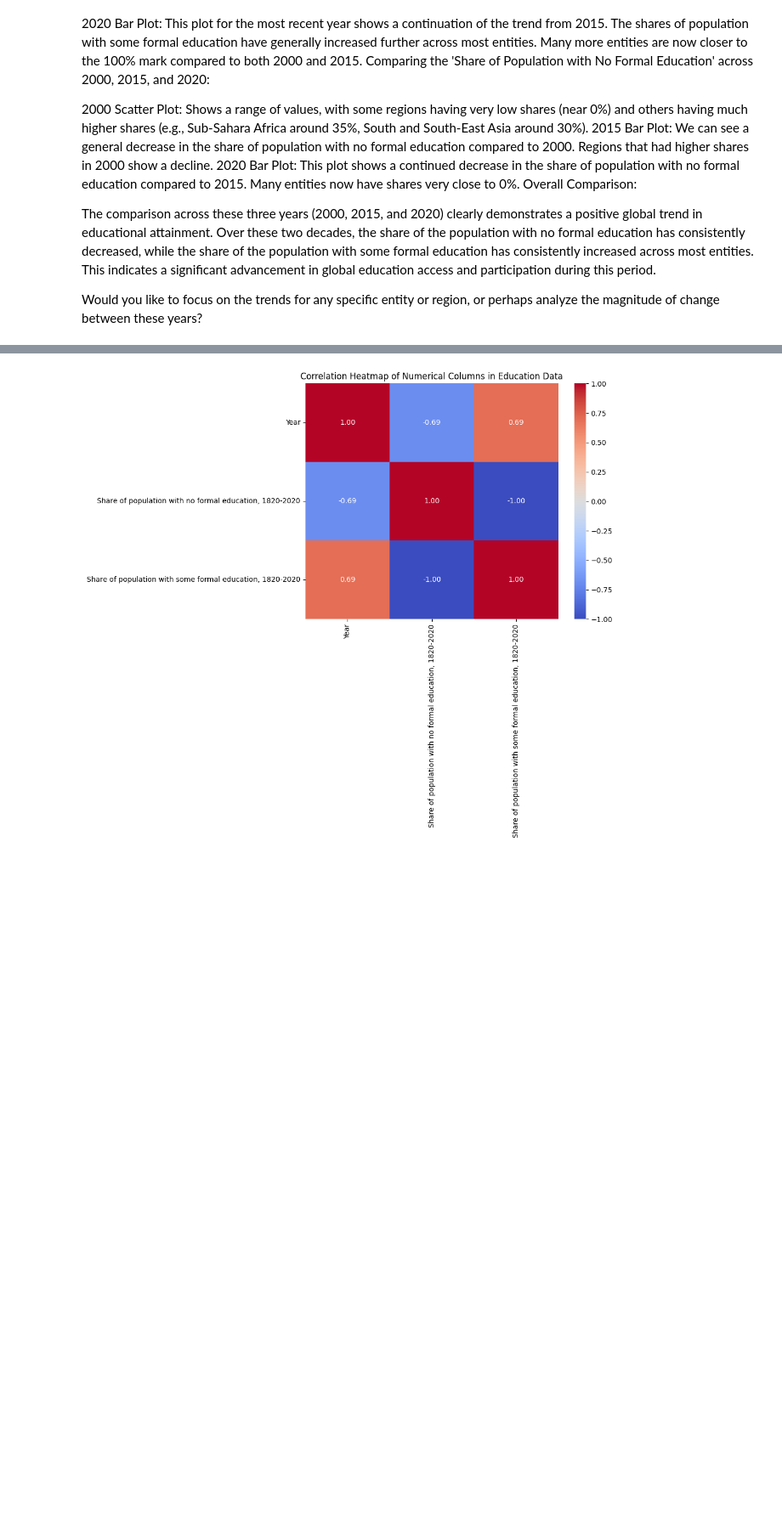
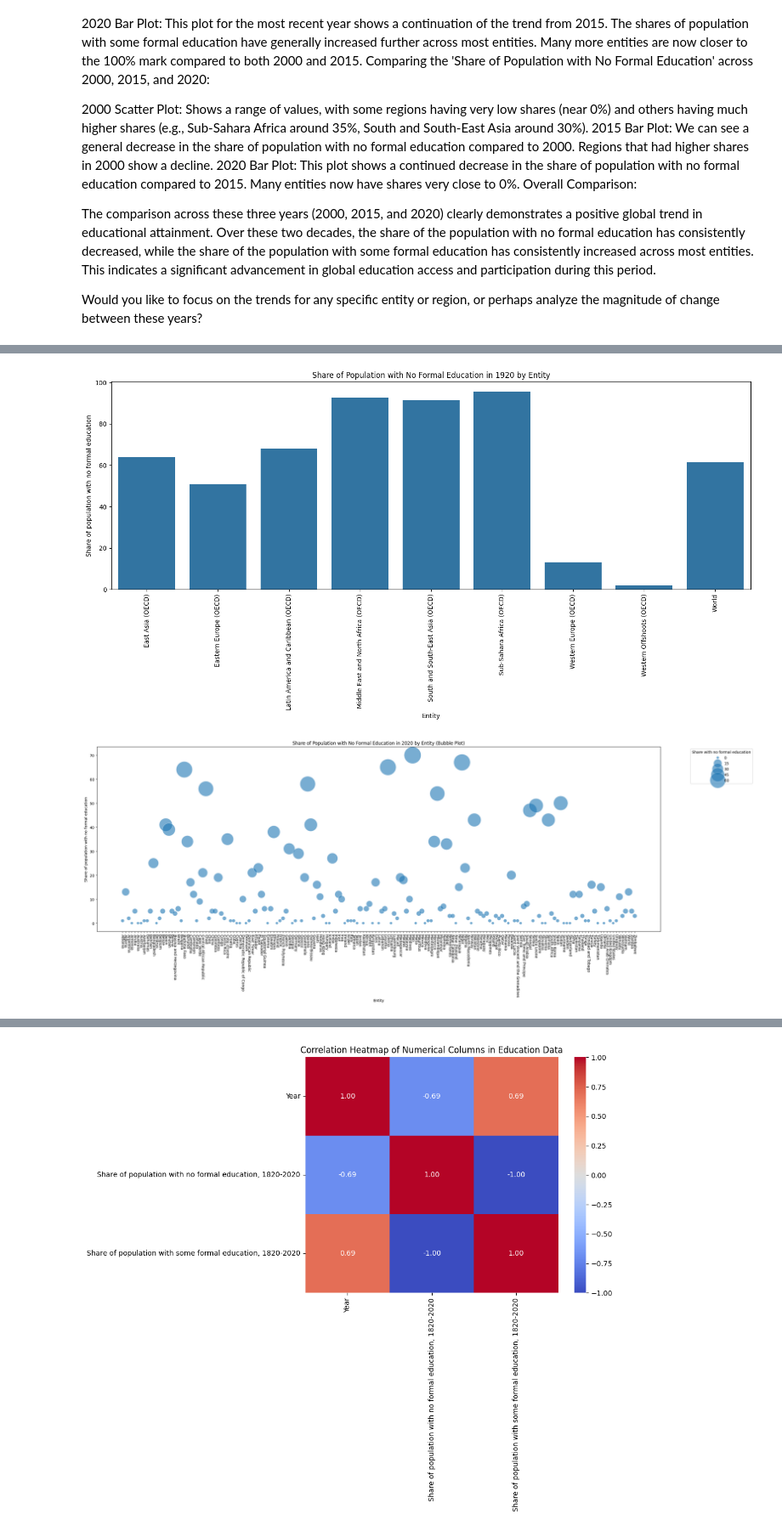
Before and after one commit to dafidsky18-ai/Education-Global-in-2nd-Century-by-OECD-Members, a Jupyter notebook: mukhammad_dafid_capstones_ibm.ipynb, the cells around one changed output, grey strips where cells are left out. Shown at 85% size. Saved outputs shown, nothing was run; the diff lists cells and outputs as text; code cells hidden in the pictures; blank space fills up the shorter version.

```diff
--- a/mukhammad_dafid_capstones_ibm.ipynb
+++ b/mukhammad_dafid_capstones_ibm.ipynb
@@ -527,0 +291,18 @@ In essence, this plot provides a comprehensive view of how formal education leve
+# %%
+# Filter data for the year 1820
+df_1820 = least_basic_education_df[least_basic_education_df['Year'] == 1820].copy()
+
+# Filter data for the year 1920
+df_1920 = least_basic_education_df[least_basic_education_df['Year'] == 1920].copy()
+
+# Filter data for the year 2020
+df_2020 = least_basic_education_df[least_basic_education_df['Year'] == 2020].copy()
+
+print("Share of population with some formal education in 1820:")
+display(df_1820[['Entity', 'Share of population with some formal education, 1820-2020']])
+
+print("\nShare of population with some formal education in 1920:")
+display(df_1920[['Entity', 'Share of population with some formal education, 1820-2020']])
+
+print("\nShare of population with some formal education in 2020:")
+display(df_2020[['Entity', 'Share of population with some formal education, 1820-2020']])
@@ -527,0 +338,36 @@ In essence, this plot provides a comprehensive view of how formal education leve
+# %%
+
+
+# Visualize Share of population with no formal education for 1920
+plt.figure(figsize=(15, 8))
+sns.barplot(x='Entity', y='Share of population with no formal education, 1820-2020', data=df_1920)
+plt.title('Share of Population with No Formal Education in 1920 by Entity')
+plt.xlabel('Entity')
+plt.ylabel('Share of population with no formal education')
+plt.xticks(rotation=90)
+plt.tight_layout()
+plt.show()
+
+import matplotlib.pyplot as plt
+import seaborn as sns
+
+import matplotlib.pyplot as plt
+import seaborn as sns
+
+# Filter data for the year 2020
+df_2020 = least_basic_education_df[least_basic_education_df['Year'] == 2020].copy()
+
+# Create a bubble plot using scatter plot with size parameter
+plt.figure(figsize=(25, 10))
+sns.scatterplot(data=df_2020, x='Entity', y='Share of population with no formal education, 1820-2020', size='Share of population with no formal education, 1820-2020', sizes=(50, 2000), alpha=0.6)
+
+plt.title('Share of Population with No Formal Education in 2020 by Entity (Bubble Plot)')
+plt.xlabel('Entity')
+plt.ylabel('Share of population with no formal education')
+plt.xticks(rotation=270) # Rotate x-axis labels for better readability
+plt.legend(title='Share with no formal education', bbox_to_anchor=(1.05, 1), loc='upper left')
+plt.tight_layout()
+plt.show()
+# %% [output]
+[figure, added]
+[figure, added]
```
Also changed, not shown: parts of 27 cells of this notebook.
